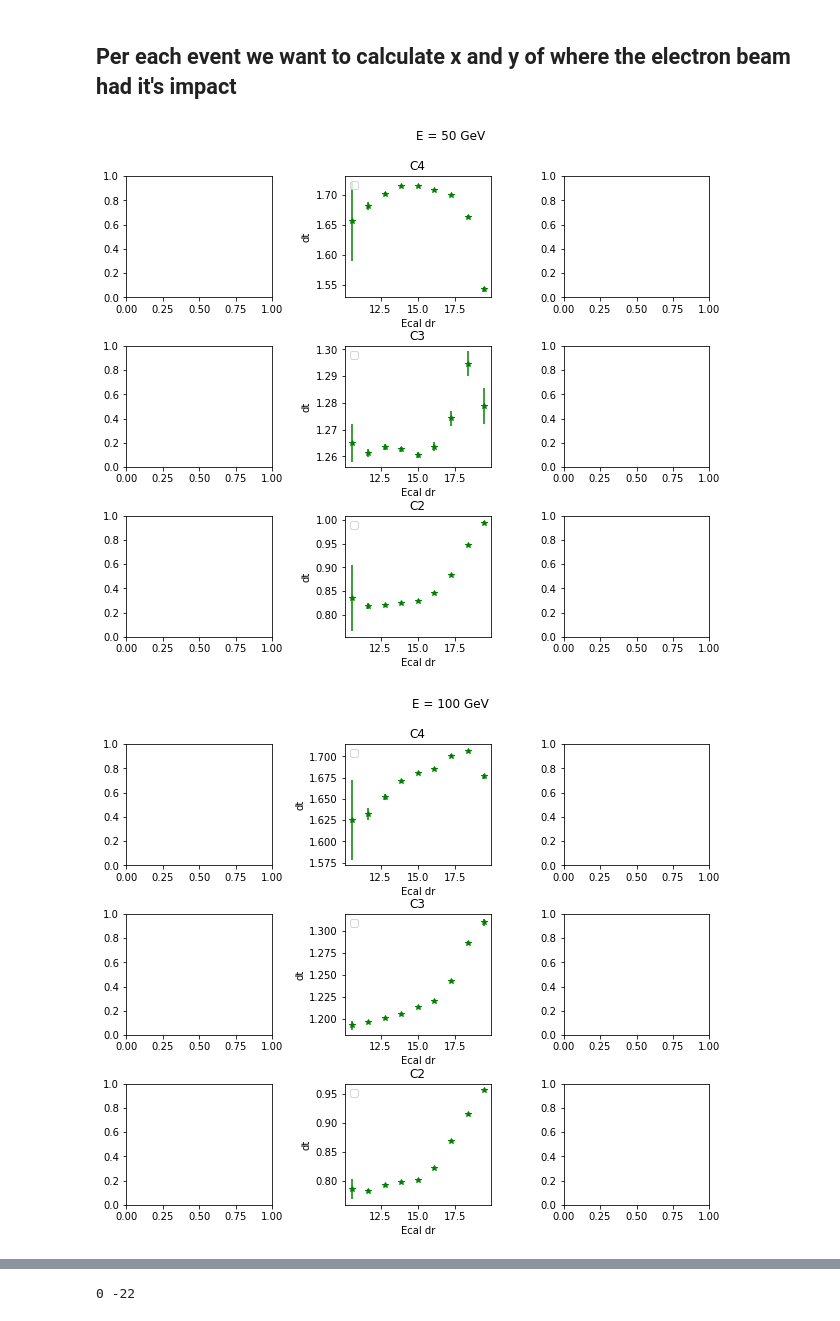
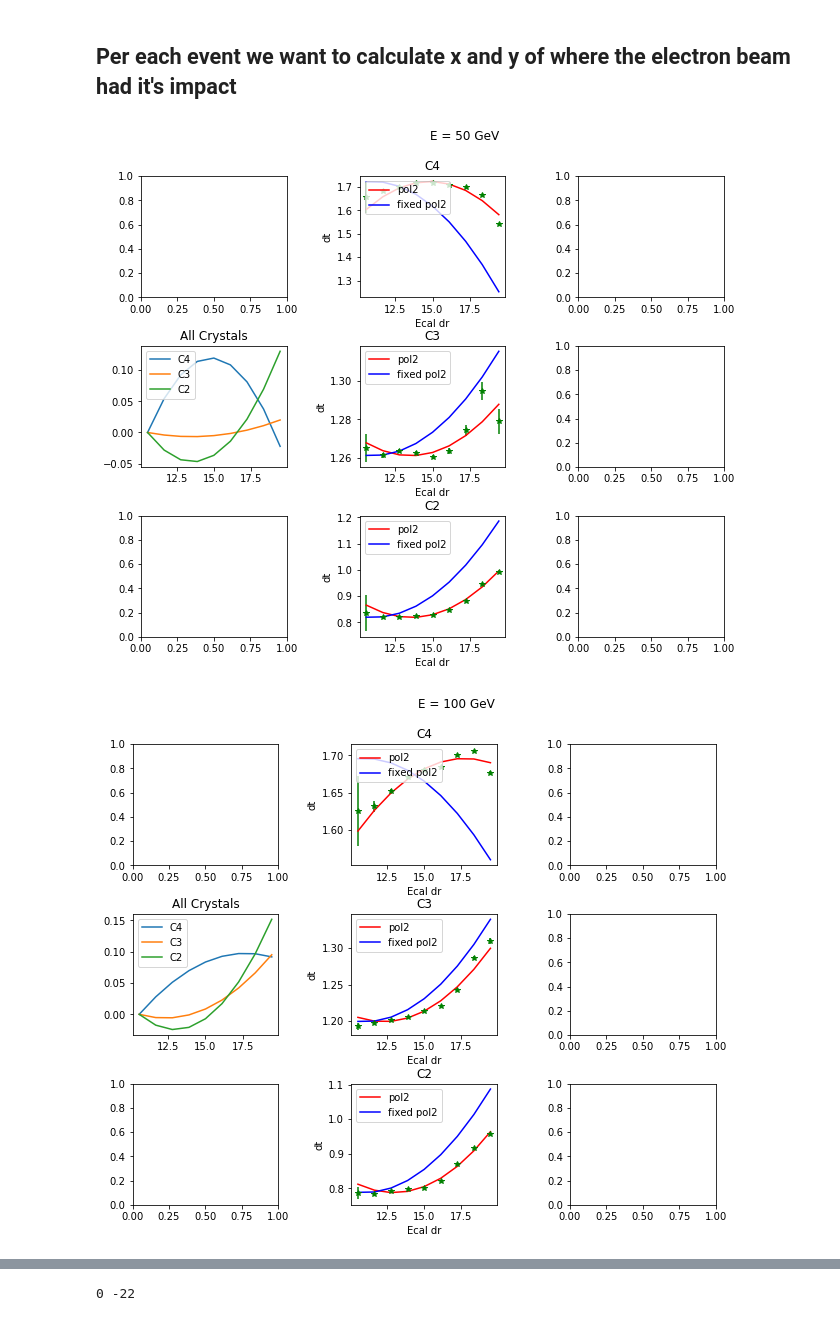
Before and after one commit to chernyavskaya/ECALtestBeam, a Jupyter notebook: EcalTimeUniformity.ipynb, the cells around one changed output, grey strips where cells are left out. Drawn from its saved outputs; the diff is of its cells as text; code cells hidden in the pictures.

Commit message:
time resolution

```diff
--- a/EcalTimeUniformity.ipynb
+++ b/EcalTimeUniformity.ipynb
@@ -31,7 +32,7 @@ outstr = 'timeuniformity_C3_MCP2_flipped'
 #trees_path = '/eos/cms/store/group/dpg_ecal/comm_ecal/upgrade/testbeam/ECALTB_H4_Oct2018/ntuples_v5/'
 trees_path = '/eos/user/n/nchernya/ntuples/ECAL/Upgrade/ECAL_TB_Oct2018/ntuples_v7/'
 
-dir_str = '/12_09_2019/'
+dir_str = '/13_09_2019/'
 plot_folder = 'plots/'+dir_str
 output_folder = 'output/'+dir_str
 if not os.path.exists(plot_folder):
@@ -283,6 +284,9 @@ def parabola(x, p1, p2, p3):
 
 def parabola_fixed(x, p1, p3):
     return p1 + p3*x*x
+
+def parabola_fixed_border(x, p1, p3,border=11):
+    return p1 + p3*(x-border)*(x-border)
 
 dict_dt_fit = {}
 dict_dt_fit_3param = {}
@@ -319,15 +323,9 @@ for num,energy in enumerate(round_energies):
             m = np.array(matrix_3).reshape(3,3)
             crystal = m[i,j]
 
-           # df0 = dict_df_energy[int(energy)]
-           # df = df0[(df0['seed']==df0['%s'%crystal])]
-
-
-            #dt = df['fit_time_C3']-df['fit_time_%s'%crystal]
-            #df['dt_C3_%s'%crystal] = dt - ((dt/6.25).astype('int32')*6.25)
             dt =  df['fit_time_%s'%crystal]-df['fit_time_MCP2']+df['fit_time_VFE_CLK']
             df['dt_ecal_MCP_%s'%crystal] = dt - ((dt/6.238).astype('int32')*6.238)
-            df['dr_%s'%crystal] = np.sqrt(np.power((df['ecal_x_%s'%crystal]-((1+1)*22-11-33)),2) + np.power((df['ecal_y_%s'%crystal]-((1+1)*22-11-33)),2))
+            df['dr_%s'%crystal] = np.sqrt(np.power(df['ecal_x_%s'%crystal],2) + np.power(df['ecal_y_%s'%crystal],2))
             #df['dr_%s'%crystal] = np.sqrt(np.power((df['ecal_x_%s'%crystal]-((j+1)*22-11-33)),2) + np.power((df['ecal_y_%s'%crystal]-((i+1)*22-11-33)),2))
 
           #  distance = 18
@@ -346,14 +344,13 @@ for num,energy in enumerate(round_energies):
 
            # x_center = (j+1)*22-11-33
           #  y_center = (i+1)*22-11-33
-            x_center = (1+1)*22-11-33
-            y_center = (1+1)*22-11-33
+            x_center = 0
+            y_center = 0
           #  subdf = df.loc[ (df['ecal_x_%s'%crystal]<(x_center+9)) & (df['ecal_x_%s'%crystal]>(x_center-9)) &(df['ecal_y_%s'%crystal]<(y_center+9)) & (df['ecal_y_%s'%crystal]>(y_center-9))   ]
           #  if crystal=='C2' :  subdf = df.loc[ (df['ecal_x_%s'%crystal]<(x_center+9)) & (df['ecal_x_%s'%crystal]>(x_center-9)) &(df['ecal_y_%s'%crystal]<(y_center+9)) & (df['ecal_y_%s'%crystal]>(y_center-6))   ]
 
             cut = 11.
             subdf = df.loc[ (df['ecal_x_%s'%crystal]>(x_center+cut)) | (df['ecal_x_%s'%crystal]<(x_center-cut)) |(df['ecal_y_%s'%crystal]>(y_center+cut)) | (df['ecal_y_%s'%crystal]<(y_center-cut))   ]
-          #  if crystal=='C2' :  subdf = df.loc[ (df['ecal_x_%s'%crystal]<(x_center+9)) & (df['ecal_x_%s'%crystal]>(x_center-9)) &(df['ecal_y_%s'%crystal]<(y_center+9)) & (df['ecal_y_%s'%crystal]>(y_center-6))   ]
 
 
             delta_ts_cb_mean = []
@@ -369,8 +366,6 @@ for num,energy in enumerate(round_energies):
                 subdf_r = subdf_r.loc[np.abs(subdf_r['dt_ecal_MCP_%s'%crystal]-subdf_r['dt_ecal_MCP_%s'%crystal].median())<3*subdf_r['dt_ecal_MCP_%s'%crystal].std()]
                 serie = subdf_r['dt_ecal_MCP_%s'%crystal]
 
-                #serie = subdf_r['dt_ecal_MCP1_%s'%crystal]
-        #        delta_ts_cb_mean.append(serie.mean())
               #  if crystal=='C3' or (serie.shape[0]<100):
                 if (crystal!='C3') or (crystal!='C2') or (crystal!='C4') or (serie.shape[0]<100):
                     loc = serie.median()
@@ -381,9 +376,6 @@ for num,energy in enumerate(round_energies):
                 else :
                     beta, cb_m, loc, scale = crystalball.fit(serie,loc=serie.median(),scale=serie.std())
                     time_err = serie.std()/sqrt(serie.shape[0])
-                #if crystal=='C3':
-                #    loc = serie.median()
-                #    scale = serie.std()
                 delta_ts_cb_mean_err.append(time_err)
                 delta_ts_cb_mean.append(loc)
                 delta_ts_cb_std.append(scale)
@@ -392,51 +384,57 @@ for num,energy in enumerate(round_energies):
             #if crystal!='C3':
             if (1>0):
                 if what_to_plot[what_idx] == 'dt' :
+                    #dr_cut = 15
+                    dr_cut = 100
+
                     axarr[i, j].errorbar(dr_samples_bins, delta_ts_cb_mean, yerr=delta_ts_cb_mean_err, marker='*', linestyle='',color='g')
-                  #  params, params_covariance = optimize.curve_fit(parabola, np.array(dr_samples_bins)[np.array(dr_samples_bins)<15], np.array(delta_ts_cb_mean)[np.array(dr_samples_bins)<15],absolute_sigma=True, sigma=np.array(delta_ts_cb_mean_err)[np.array(dr_samples_bins)<15])
-                  #  if crystal=='C3': axarr[i, j].plot(dr_samples_bins, parabola(np.array(dr_samples_bins), params[0], params[1],params[2]),color='r',label = 'pol2') #'p0=%.5f,\np1=%.5f,\np2=%.5f'%(params[0], params[1],params[2]))
+                    params, params_covariance = optimize.curve_fit(parabola, np.array(dr_samples_bins)[np.array(dr_samples_bins)<dr_cut], np.array(delta_ts_cb_mean)[np.array(dr_samples_bins)<dr_cut],absolute_sigma=True, sigma=np.array(delta_ts_cb_mean_err)[np.array(dr_samples_bins)<dr_cut])
+                    axarr[i, j].plot(dr_samples_bins, parabola(np.array(dr_samples_bins), params[0], params[1],params[2]),color='r',label = 'pol2') #'p0=%.5f,\np1=%.5f,\np2=%.5f'%(params[0], params[1],params[2]))
 
-                  #  params2, params_covariance2 = optimize.curve_fit(parabola_fixed, np.array(dr_samples_bins)[np.array(dr_samples_bins)<15], np.array(delta_ts_cb_mean)[np.array(dr_samples_bins)<15],absolute_sigma=True, sigma=np.array(delta_ts_cb_mean_err)[np.array(dr_samples_bins)<15])
-                   # if crystal=='C3': axarr[i, j].plot(dr_samples_bins, parabola_fixed(np.array(dr_samples_bins), params2[0], params2[1]),color='b',label = 'fixed pol2') #'p0=%.3f,\np2=%.5f'%(params2[0], params2[1]))
+                    #params2, params_covariance2 = optimize.curve_fit(parabola_fixed, np.array(dr_samples_bins)[np.array(dr_samples_bins)<dr_cut], np.array(delta_ts_cb_mean)[np.array(dr_samples_bins)<dr_cut],absolute_sigma=True, sigma=np.array(delta_ts_cb_mean_err)[np.array(dr_samples_bins)<dr_cut])
+                    #axarr[i, j].plot(dr_samples_bins, parabola_fixed(np.array(dr_samples_bins), params2[0], params2[1]),color='b',label = 'fixed pol2') #'p0=%.3f,\np2=%.5f'%(params2[0], params2[1]))
 
-                   # params3, params_covariance3 = optimize.curve_fit(pol3, np.array(dr_samples_bins)[np.array(dr_samples_bins)<15], np.array(delta_ts_cb_mean)[np.array(dr_samples_bins)<15],absolute_sigma=True, sigma=np.array(delta_ts_cb_mean_err)[np.array(dr_samples_bins)<15])
+                   # params3, params_covariance3 = optimize.curve_fit(pol3, np.array(dr_samples_bins)[np.array(dr_samples_bins)<dr_cut], np.array(delta_ts_cb_mean)[np.array(dr_samples_bins)<dr_cut],absolute_sigma=True, sigma=np.array(delta_ts_cb_mean_err)[np.array(dr_samples_bins)<dr_cut])
                    # if crystal=='C3': axarr[i, j].plot(dr_samples_bins, pol3(np.array(dr_samples_bins), params3[0], params3[1],params3[2],params3[3]),color='m',label = 'pol3')
 
+                    params4, params_covariance4= optimize.curve_fit(parabola_fixed_border, np.array(dr_samples_bins)[np.array(dr_samples_bins)<dr_cut], np.array(delta_ts_cb_mean)[np.array(dr_samples_bins)<dr_cut],absolute_sigma=True, sigma=np.array(delta_ts_cb_mean_err)[np.array(dr_samples_bins)<dr_cut])
+                    axarr[i, j].plot(dr_samples_bins, parabola_fixed_border(np.array(dr_samples_bins), params4[0], params4[1]),color='b',label = 'fixed pol2') #'p0=%.3f,\np2=%.5f'%(params2[0], params2[1]))
 
-                 #   dict_dt_fit[int(energy)]['%s'%crystal] = {'p0':params2[0],'p2':params2[1]}
+
+                    dict_dt_fit[int(energy)]['%s'%crystal] = {'parabola_fixed_border':{'p0':params4[0],'p2':params4[1]},'parabola':{'p0':params[0],'p1':params[1],'p2':params[2]}}
                   #  dict_dt_fit_3param[int(energy)]['%s'%crystal] = {'parabola':{'p0':params[0],'p1':params[1],'p2':params[2]},'pol3':{'p0':params3[0],'p1':params3[1],'p2':params3[2],'p3':params3[3]}}
 
 
                     #crystals_times_data.append([(item-params2[0]) for item in delta_ts_cb_mean])
                  #   crystals_times_data.append([(parabola_fixed(item, params2[0], params2[1])- params2[0]) for item in dr_samples_bins])
-                    #crystals_times_data.append([(parabola(item, params[0], params[1],params[2])- params[0]) for item in dr_samples_bins])
+                    crystals_times_data.append([(parabola(item, params[0], params[1],params[2])- parabola(dr_samples_bins[0], params[0], params[1],params[2])) for item in dr_samples_bins])
 
                 else : axarr[i, j].plot(dr_samples_bins, delta_ts_cb_std, marker='*', linestyle='',color='g')
 
 
             axarr[i, j].set_title(crystal)
             axarr[i, j].set_xlabel('Ecal dr')
             if what_to_plot[what_idx] == 'dt' : axarr[i, j].set_ylabel('dt')
             else : axarr[i, j].set_ylabel('time resolution')
             axarr[i, j].legend(loc='upper left')
 
-  #  axarr[1, 1].set_title('All Crystals')
-  #  out = axarr[1, 1].plot(np.array(dr_samples_bins), np.array(crystals_times_data).transpose())
-  #  axarr[1, 1].legend(iter(out),np.array(list(filter(lambda x: x!= 'C3', matrix_3))),loc='upper left')
+    axarr[1, 0].set_title('All Crystals')
+    out = axarr[1, 0].plot(np.array(dr_samples_bins), np.array(crystals_times_data).transpose())
+    axarr[1, 0].legend(iter(out),np.array(['C4','C3','C2']),loc='upper left')
 
     f.subplots_adjust(wspace=0.5, hspace=0.4)
     plt.show()
     if what_to_plot[what_idx] == 'dt' :
         figname = '%s/dt_r_crystal_18_energy%d_%s'%(plot_folder,energy,outstr)
         with open('%s/dt_fit_parabola_energy%d_%s.json'%(output_folder,energy,outstr), 'w') as fp:
             json.dump(dict_dt_fit, fp)
         with open('%s/dt_fit_res_%s_%s.json'%(output_folder,energy,outstr), 'w') as fp:
             json.dump(dict_dt_fit_3param, fp)
     else :
         figname = '%s/timeres_r_crystal_18_energy%d_%s'%(plot_folder,energy,outstr)
 
     f.savefig(figname+'.png')
     f.savefig(figname+'.pdf')
 # %% [output]
-[figure, old version]
+[figure, new version]
-[figure, old version]
+[figure, new version]
```
Also changed, not shown: parts of 25 cells of this notebook, 1 other file.
